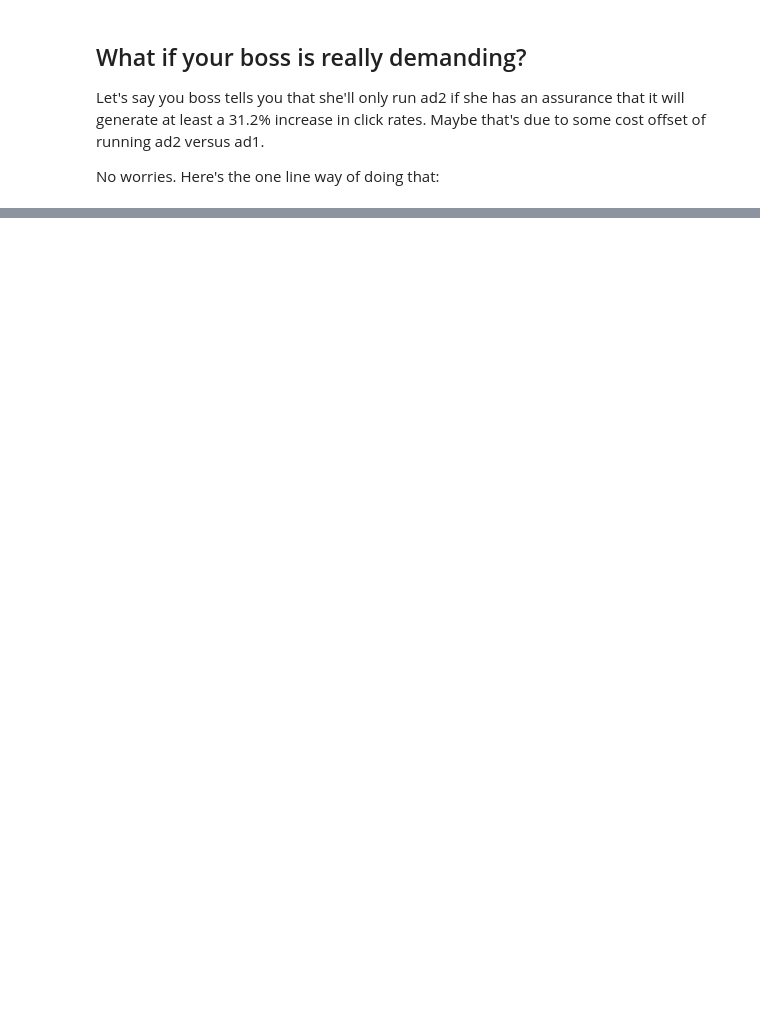
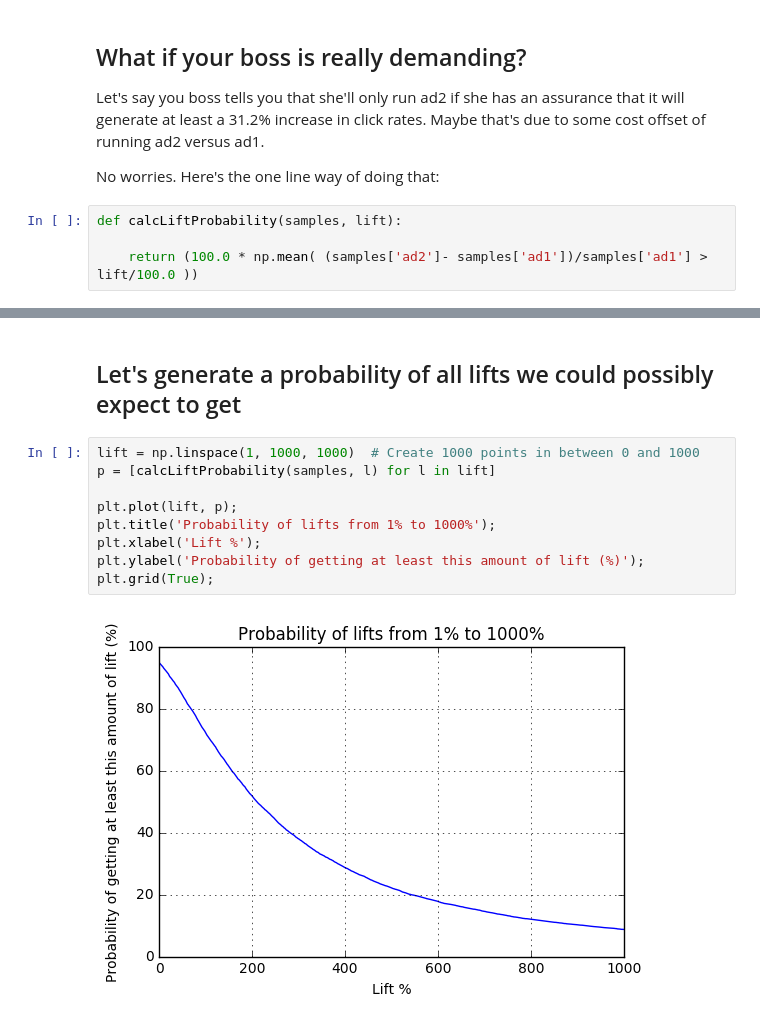
Before and after one commit to mas-dse-greina/bayes, a Jupyter notebook: Bayes AB Hypothesis Testing.ipynb, the cells around one changed output, grey strips where cells are left out. Saved outputs shown, nothing was run; the diff lists cells and outputs as text; blank space fills up the shorter version.

Commit message:
Added lift curve

```diff
--- a/Bayes AB Hypothesis Testing.ipynb
+++ b/Bayes AB Hypothesis Testing.ipynb
@@ -291,5 +284,9 @@ dominance
 Let's say you boss tells you that she'll only run ad2 if she has an assurance that it will generate at least a 31.2% increase in click rates. Maybe that's due to some cost offset of running ad2 versus ad1.
 
 No worries. Here's the one line way of doing that:
+# %%
+def calcLiftProbability(samples, lift):
+
+    return (100.0 * np.mean( (samples['ad2']- samples['ad1'])/samples['ad1'] > lift/100.0 ))
 # %%
 print("I am {:.2f}% sure I'll get a {:.1f}% increase in click rate if I display ad2 over ad1".
@@ -300,0 +318,13 @@ I am 88.56% sure I'll get a 31.2% increase in click rate if I display ad2 over a
+# %% [markdown]
+## Let's generate a probability of all lifts we could possibly expect to get
+# %%
+lift = np.linspace(1, 1000, 1000)  # Create 1000 points in between 0 and 1000
+p = [calcLiftProbability(samples, l) for l in lift]
+
+plt.plot(lift, p);
+plt.title('Probability of lifts from 1% to 1000%');
+plt.xlabel('Lift %');
+plt.ylabel('Probability of getting at least this amount of lift (%)');
+plt.grid(True);
+# %% [output]
+[figure, added]
```
Also changed, not shown: parts of 10 cells of this notebook.
